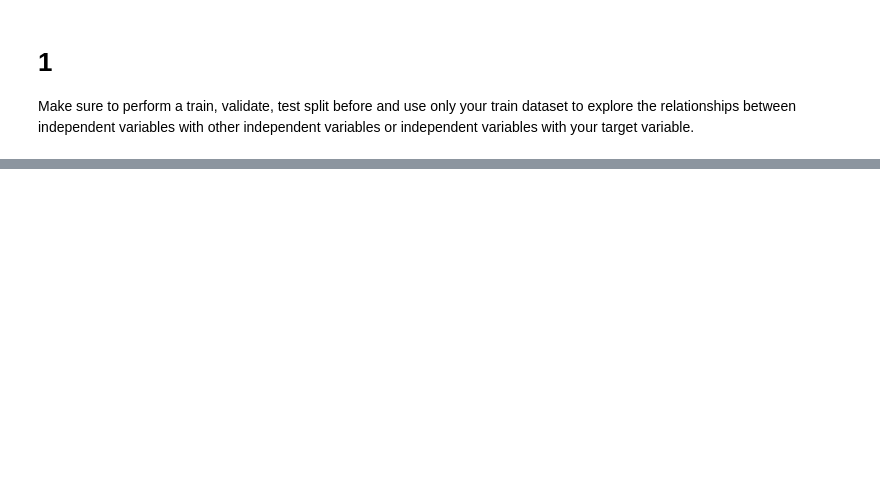
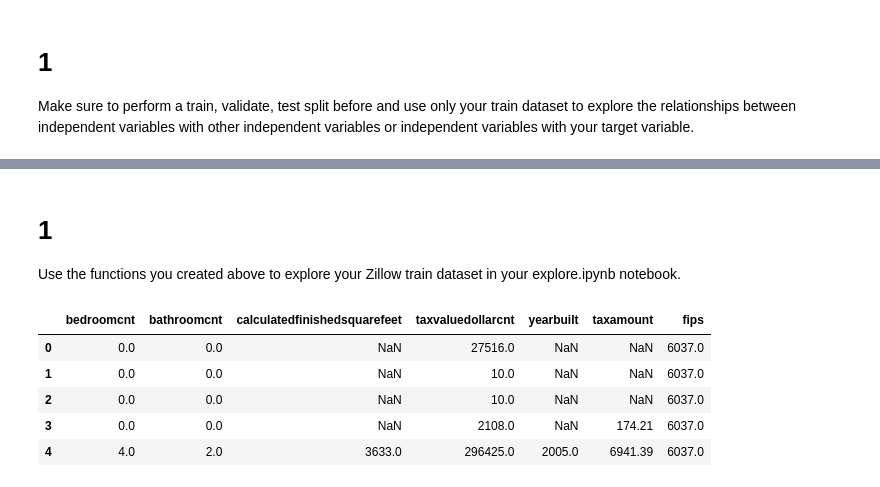
Before and after one commit to ian-james-johnson/regression_exercises, a Jupyter notebook: explore.ipynb, the cells around one changed output, grey strips where cells are left out. Cells and saved outputs as stored; diff of their text form; code cells hidden in the pictures; blank space fills up the shorter version.

```diff
--- a/explore.ipynb
+++ b/explore.ipynb
@@ -117,0 +167,14 @@ plt.show()
+# %% [markdown]
+# 1 <br>
+Use the functions you created above to explore your Zillow train dataset in your explore.ipynb notebook.
+# %%
+# Acquire the zillow data
+df = wrangle.get_zillow_data()
+df.head()
+# %% [output]
+|  | bedroomcnt | bathroomcnt | calculatedfinishedsquarefeet | taxvaluedollarcnt | yearbuilt | taxamount | fips |
+| 0 | 0.0 | 0.0 | NaN | 27516.0 | NaN | NaN | 6037.0 |
+| 1 | 0.0 | 0.0 | NaN | 10.0 | NaN | NaN | 6037.0 |
+| 2 | 0.0 | 0.0 | NaN | 10.0 | NaN | NaN | 6037.0 |
+| 3 | 0.0 | 0.0 | NaN | 2108.0 | NaN | 174.21 | 6037.0 |
+| 4 | 4.0 | 2.0 | 3633.0 | 296425.0 | 2005.0 | 6941.39 | 6037.0 |
```
Also changed, not shown: parts of 35 cells of this notebook, 4 other files.
